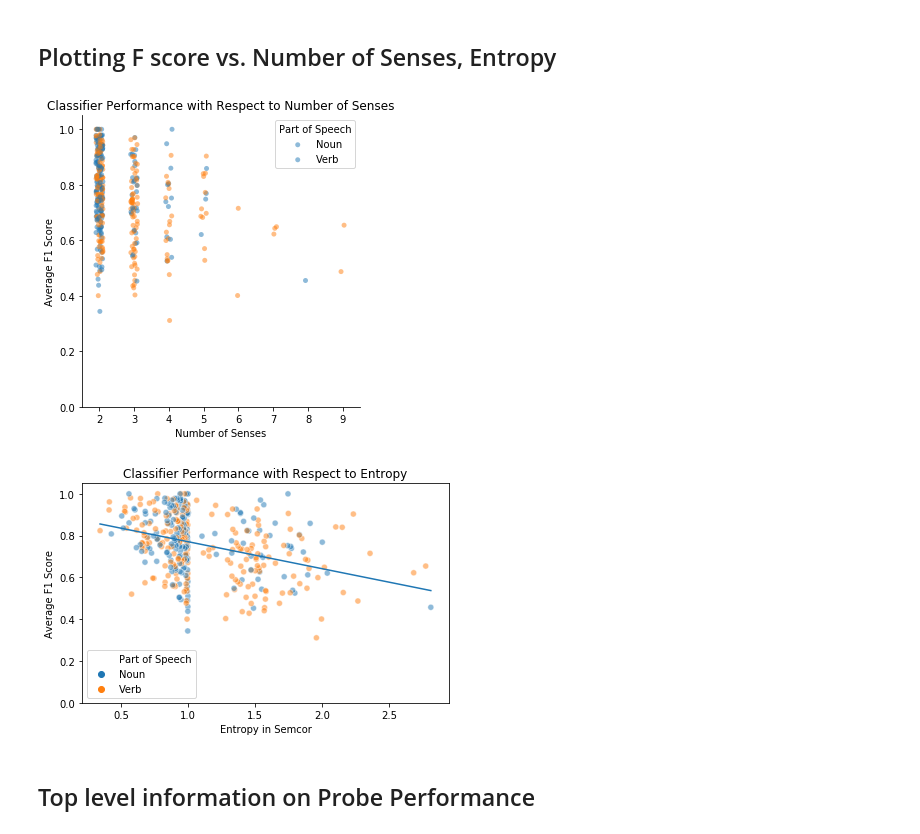
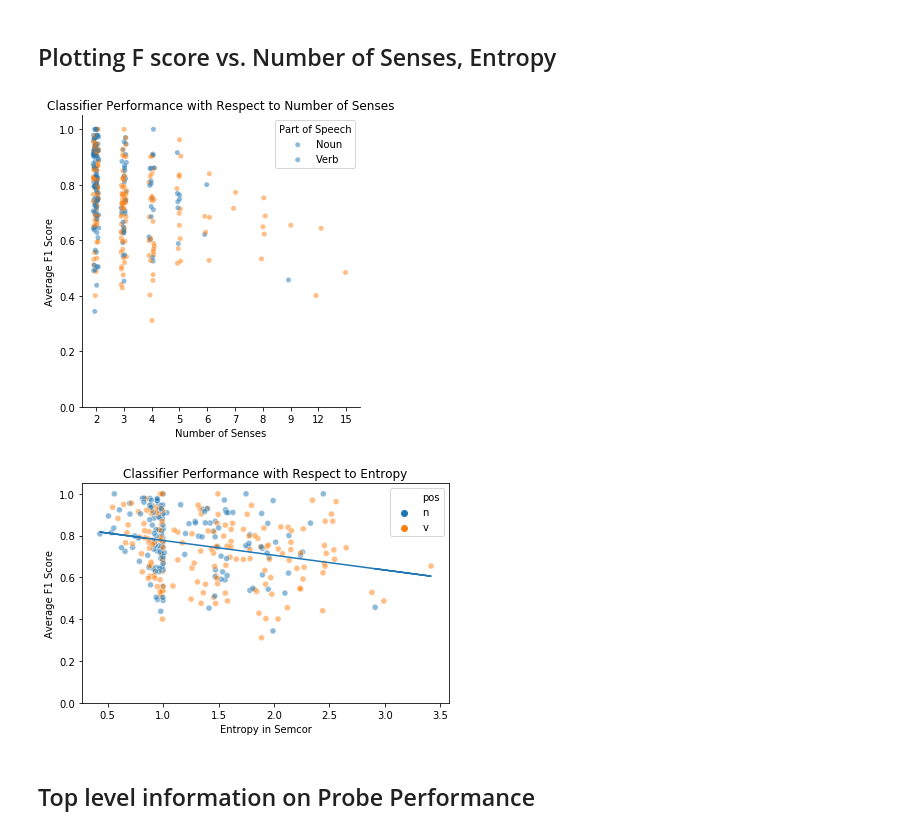
Before and after one commit to sathvikn/bert-wordsense, a Jupyter notebook: codebase/notebooks/probe-all.ipynb, the cells around one changed output. Cells and saved outputs as stored; diff of their text form; code cells hidden in the pictures.

Commit message:
entropy bug fix part 2

```diff
--- a/codebase/notebooks/probe-all.ipynb
+++ b/codebase/notebooks/probe-all.ipynb
@@ -18,7 +18,7 @@ df = df[df['pos'].isin(['n', 'v'])]
 df = df[['Lemma', 'pos', 'entropy', 'num_senses']].drop_duplicates()
 words = df['Lemma']
 
-updated_entropy = pd.read_csv('../data/semcor_entropy_revised.csv')
+updated_entropy = pd.read_csv('../data/semcor_entropy_revised_2.csv')
 updated_entropy = updated_entropy.rename({'word': 'Lemma'}, axis = 1)
 updated_entropy['Lemma'] = updated_entropy['Lemma'] + ['.'] + updated_entropy['pos']
 df = updated_entropy[(updated_entropy['Lemma'].isin(df['Lemma']))]
@@ -187,25 +203,25 @@ plt.legend(["Noun", "Verb"], title = 'Part of Speech')
 plt.tight_layout()
 plt.savefig("../../results/figures/f1_num_senses.png")
 # %% [output]
-[figure, old version]
+[figure, new version]
 # %%
-sns.scatterplot(x = 'entropy', y = 'avg_f1', hue = 'Part of Speech', data = model_perf, alpha = 0.5)
+sns.scatterplot(x = 'entropy', y = 'avg_f1', hue = 'pos', data = model_perf, alpha = 0.5)
 lm = LinearRegression()
 x = model_perf['entropy'].values.reshape(-1, 1)
 lm.fit(x, model_perf['avg_f1'])
 y_pred = lm.predict(x)
 plt.plot(x, y_pred)
 
 plt.ylim(0, 1.05)
 plt.xlabel("Entropy in Semcor")
 plt.ylabel("Average F1 Score")
 plt.title("Classifier Performance with Respect to Entropy in Semcor")
 plt.tight_layout()
 
 plt.title("Classifier Performance with Respect to Entropy")
 plt.savefig("../../results/figures/f1_entropy.png")
 # %% [output]
-[figure, old version]
+[figure, new version]
 # %% [markdown]
 ## Top level information on Probe Performance
 # %%
```
Also changed, not shown: parts of 1 cell of this notebook.
